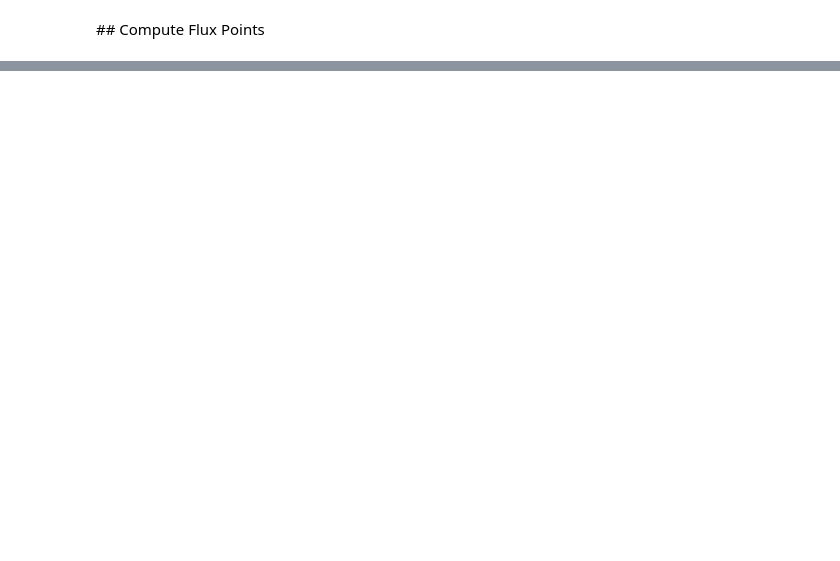
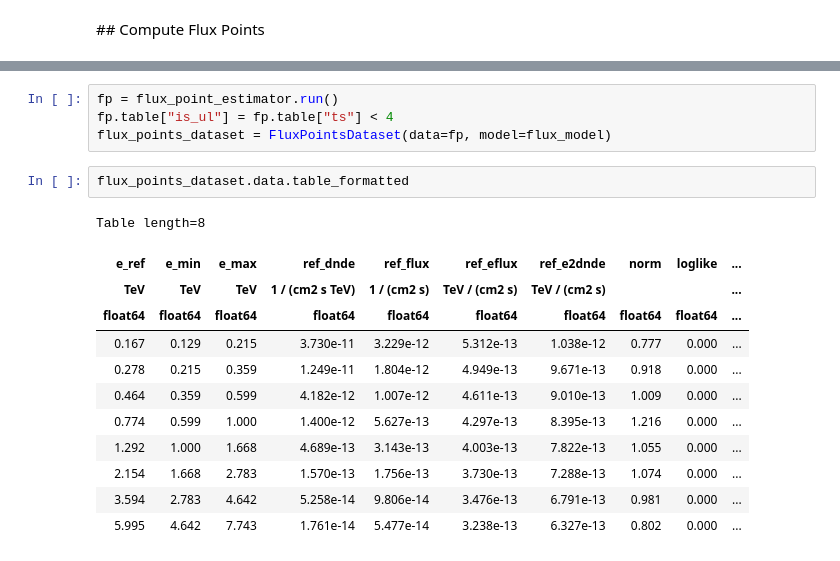
Before and after one commit to peroju/dm-gammapy, a Jupyter notebook: notebooks/TargetSpectrumFlux.ipynb, the cells around one changed output, grey strips where cells are left out. Drawn from its saved outputs; the diff is of its cells as text; blank space fills up the shorter version.

```diff
--- a/notebooks/TargetSpectrumFlux.ipynb
+++ b/notebooks/TargetSpectrumFlux.ipynb
@@ -403,0 +341,19 @@ total_result.plot(
+# %%
+fp = flux_point_estimator.run()
+fp.table["is_ul"] = fp.table["ts"] < 4
+flux_points_dataset = FluxPointsDataset(data=fp, model=flux_model)
+# %%
+flux_points_dataset.data.table_formatted
+# %% [output]
+Table length=8
+| e_ref | e_min | e_max | ref_dnde | ref_flux | ref_eflux | ref_e2dnde | norm | loglike | ... |
+| TeV | TeV | TeV | 1 / (cm2 s TeV) | 1 / (cm2 s) | TeV / (cm2 s) | TeV / (cm2 s) |  |  | ... |
+| float64 | float64 | float64 | float64 | float64 | float64 | float64 | float64 | float64 | ... |
+| 0.167 | 0.129 | 0.215 | 3.730e-11 | 3.229e-12 | 5.312e-13 | 1.038e-12 | 0.777 | 0.000 | ... |
+| 0.278 | 0.215 | 0.359 | 1.249e-11 | 1.804e-12 | 4.949e-13 | 9.671e-13 | 0.918 | 0.000 | ... |
+| 0.464 | 0.359 | 0.599 | 4.182e-12 | 1.007e-12 | 4.611e-13 | 9.010e-13 | 1.009 | 0.000 | ... |
+| 0.774 | 0.599 | 1.000 | 1.400e-12 | 5.627e-13 | 4.297e-13 | 8.395e-13 | 1.216 | 0.000 | ... |
+| 1.292 | 1.000 | 1.668 | 4.689e-13 | 3.143e-13 | 4.003e-13 | 7.822e-13 | 1.055 | 0.000 | ... |
+| 2.154 | 1.668 | 2.783 | 1.570e-13 | 1.756e-13 | 3.730e-13 | 7.288e-13 | 1.074 | 0.000 | ... |
+| 3.594 | 2.783 | 4.642 | 5.258e-14 | 9.806e-14 | 3.476e-13 | 6.791e-13 | 0.981 | 0.000 | ... |
+| 5.995 | 4.642 | 7.743 | 1.761e-14 | 5.477e-14 | 3.238e-13 | 6.327e-13 | 0.802 | 0.000 | ... |
```
Also changed, not shown: parts of 24 cells of this notebook, 16 other files.
